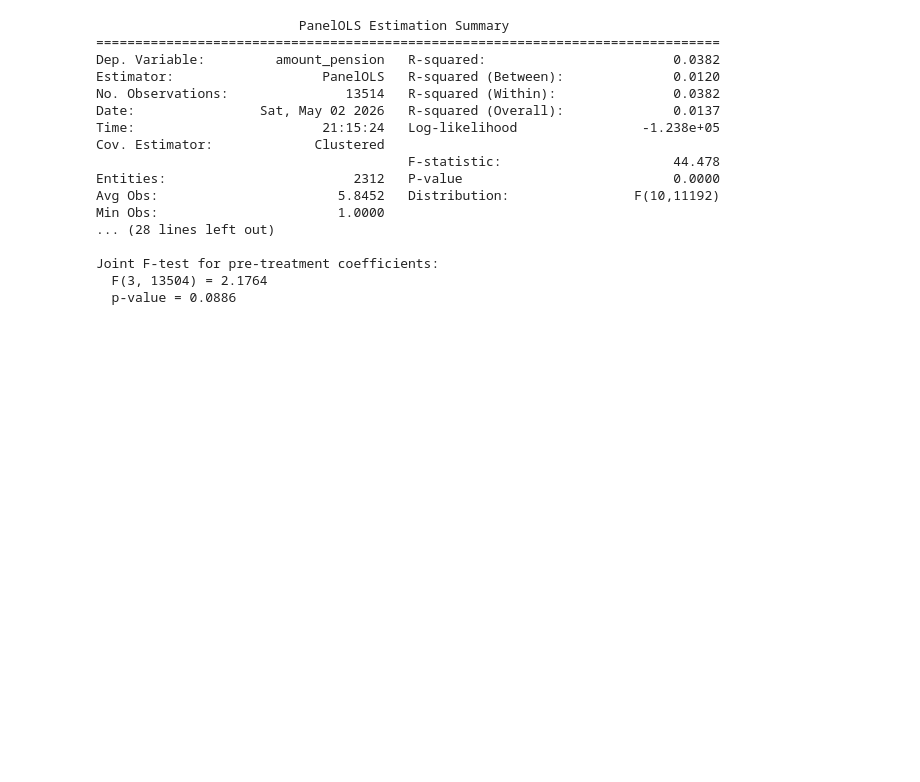
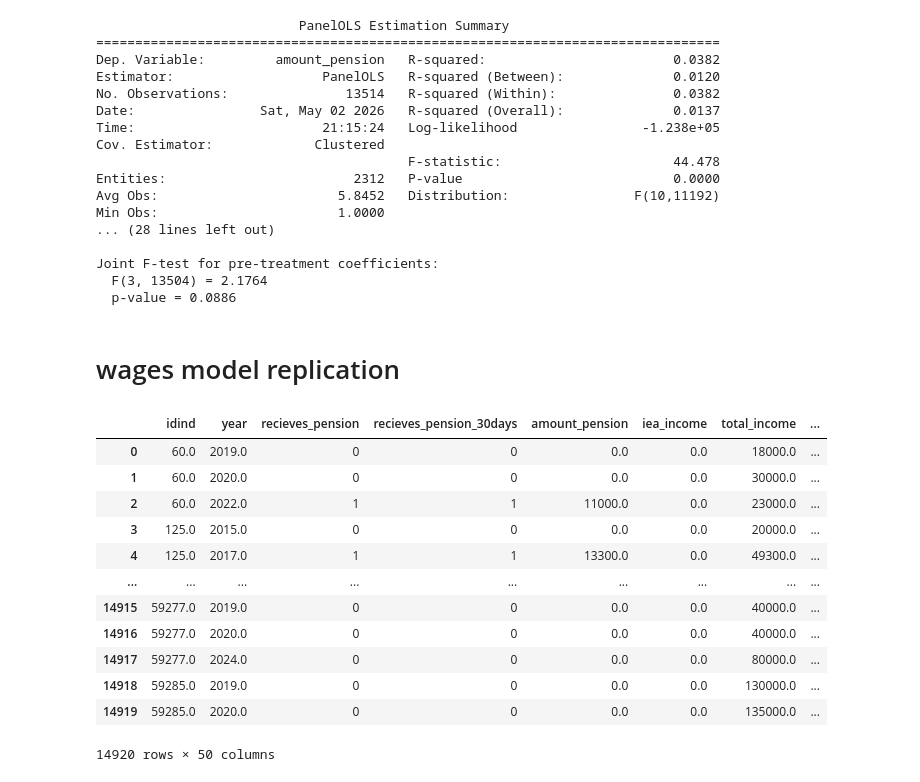
Before and after one commit to DmitriMt/master_thesis, a Jupyter notebook: notebooks/model_wages.ipynb, the cells around one changed output. Saved outputs shown, nothing was run; the diff lists cells and outputs as text; code cells hidden in the pictures; blank space fills up the shorter version.

```diff
--- a/notebooks/model_wages.ipynb
+++ b/notebooks/model_wages.ipynb
@@ -1102,3 +1120,5 @@ Min Obs:                       1.0000
 Joint F-test for pre-treatment coefficients:
   F(3, 13504) = 2.1764
   p-value = 0.0886
+# %% [markdown]
+# wages model replication
@@ -1104,0 +1127,17 @@ Joint F-test for pre-treatment coefficients:
+# %%
+panel = pd.read_parquet('../data/wages_working_data4.parquet')
+panel
+# %% [output]
+|  | idind | year | recieves_pension | recieves_pension_30days | amount_pension | iea_income | total_income | ... |
+| 0 | 60.0 | 2019.0 | 0 | 0 | 0.0 | 0.0 | 18000.0 | ... |
+| 1 | 60.0 | 2020.0 | 0 | 0 | 0.0 | 0.0 | 30000.0 | ... |
+| 2 | 60.0 | 2022.0 | 1 | 1 | 11000.0 | 0.0 | 23000.0 | ... |
+| 3 | 125.0 | 2015.0 | 0 | 0 | 0.0 | 0.0 | 20000.0 | ... |
+| 4 | 125.0 | 2017.0 | 1 | 1 | 13300.0 | 0.0 | 49300.0 | ... |
+| ... | ... | ... | ... | ... | ... | ... | ... | ... |
+| 14915 | 59277.0 | 2019.0 | 0 | 0 | 0.0 | 0.0 | 40000.0 | ... |
+| 14916 | 59277.0 | 2020.0 | 0 | 0 | 0.0 | 0.0 | 40000.0 | ... |
+| 14917 | 59277.0 | 2024.0 | 0 | 0 | 0.0 | 0.0 | 80000.0 | ... |
+| 14918 | 59285.0 | 2019.0 | 0 | 0 | 0.0 | 0.0 | 130000.0 | ... |
+| 14919 | 59285.0 | 2020.0 | 0 | 0 | 0.0 | 0.0 | 135000.0 | ... |
+14920 rows × 50 columns
```
Also changed, not shown: parts of 8 cells of this notebook, 9 other files.
